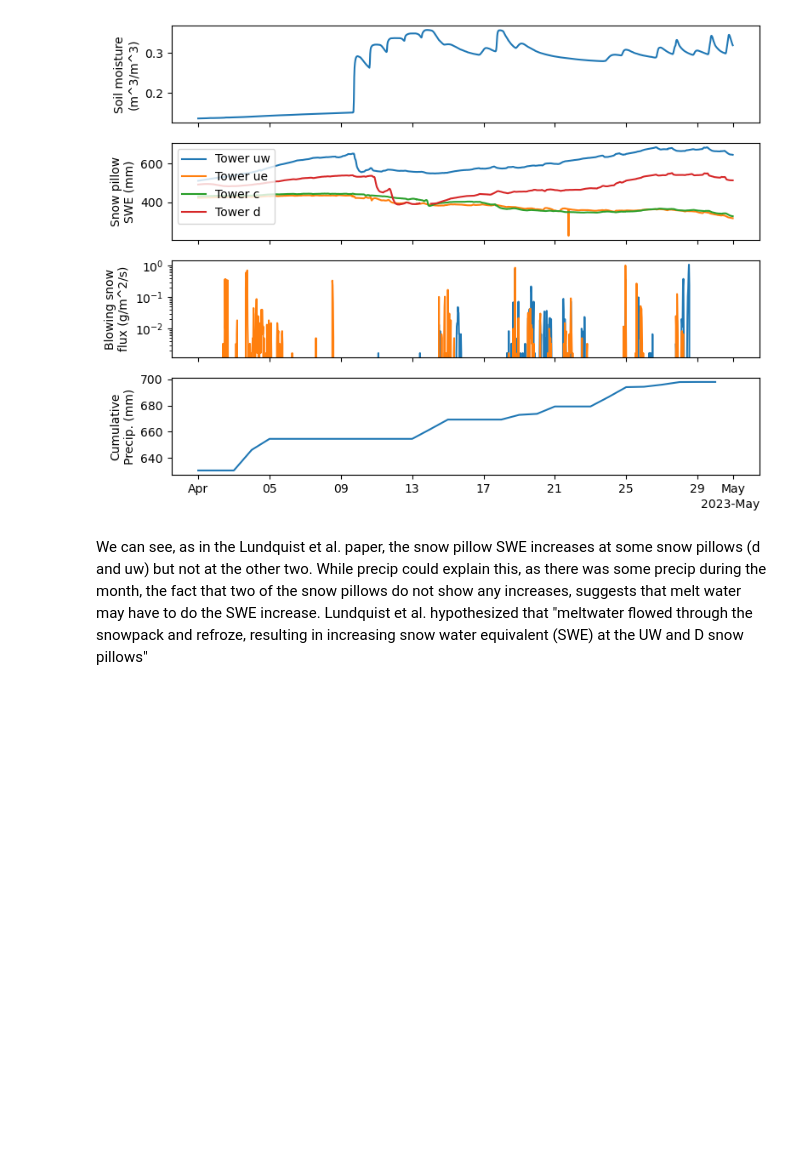
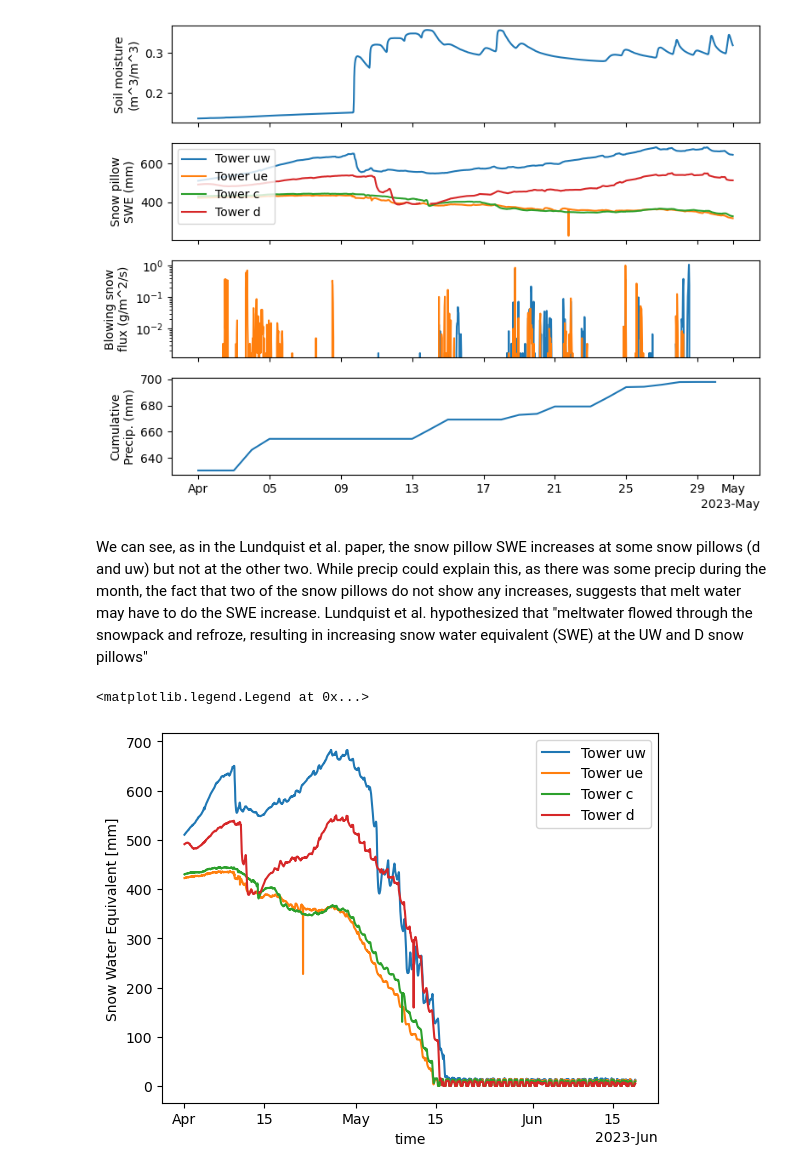
Before and after one commit to Mountain-Hydrology-Research-Group/snow-hydrology, a Jupyter notebook: modules/lab7/lab7-2.ipynb, the cells around one changed output. Cells and saved outputs as stored; diff of their text form; code cells hidden in the pictures; blank space fills up the shorter version.

Commit message:
module8 updates and images

```diff
--- a/modules/lab7/lab7-2.ipynb
+++ b/modules/lab7/lab7-2.ipynb
@@ -271,3 +271,12 @@ plt.tight_layout()
 # %% [markdown]
 We can see, as in the Lundquist et al. paper, the snow pillow SWE increases at some snow pillows (d and uw) but not at the other two. While precip could explain this, as there was some precip during the month, the fact that two of the snow pillows do not show any increases, suggests that melt water may have to do the SWE increase.
 Lundquist et al. hypothesized that "meltwater flowed through the snowpack and refroze, resulting in increasing snow water equivalent (SWE) at the UW and D snow pillows"
+# %%
+sos_dataset['SWE_p1_c'].sel(time=slice('20230401', '20230618')).plot(label='Tower uw')
+sos_dataset['SWE_p2_c'].sel(time=slice('20230401', '20230618')).plot(label='Tower ue')
+sos_dataset['SWE_p3_c'].sel(time=slice('20230401', '20230618')).plot(label='Tower c')
+sos_dataset['SWE_p4_c'].sel(time=slice('20230401', '20230618')).plot(label='Tower d')
+plt.legend()
+# %% [output]
+<matplotlib.legend.Legend at 0x...>
+[figure, added]
```
Also changed, not shown: parts of 1 cell of this notebook, 3 other files.
